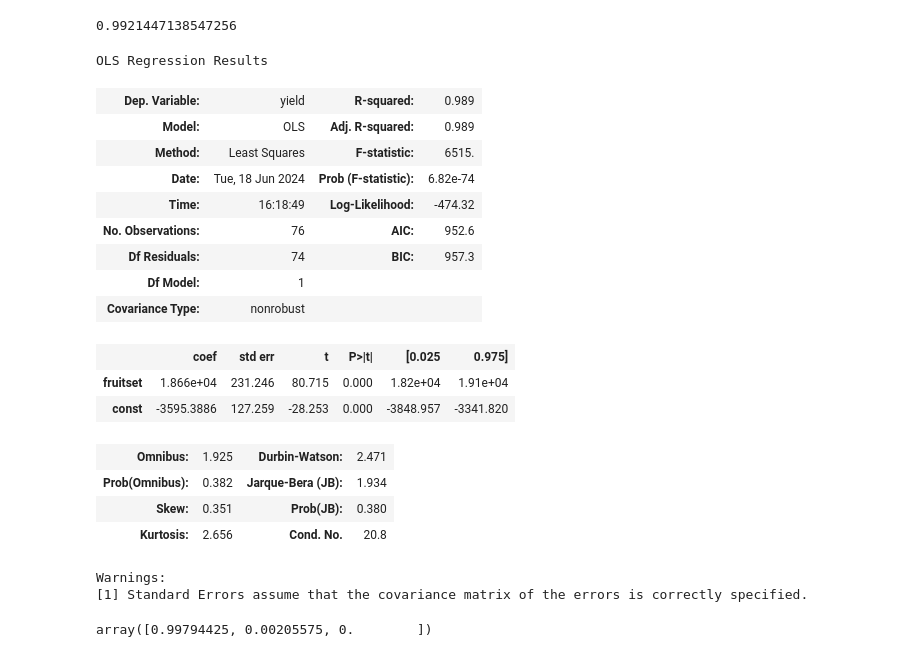
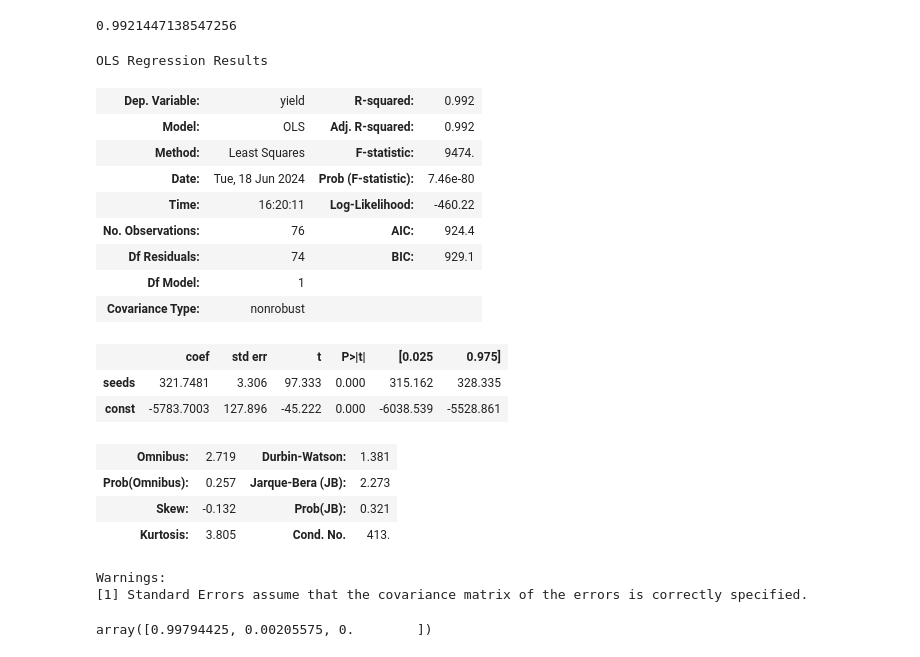
Before and after one commit to sunkusun9/DS_Lv3_elearning, a Jupyter notebook: 2-7. 회귀 분석.ipynb, the cells around one changed output. Drawn from its saved outputs; the diff is of its cells as text; code cells hidden in the pictures.

```diff
--- a/2-7. 회귀 분석.ipynb
+++ b/2-7. 회귀 분석.ipynb
@@ -974,26 +974,26 @@ lm3.rsquared_adj
 # %% [output]
 0.9921447138547256
 # %%
-lm3 = OLS(y, df_berry2[['fruitset']].assign(const=1)).fit()
+lm3 = OLS(y, df_berry2[['seeds']].assign(const=1)).fit()
 lm3.summary()
 # %% [output]
 OLS Regression Results
-| Dep. Variable: | yield | R-squared: | 0.989 |
-| Model: | OLS | Adj. R-squared: | 0.989 |
-| Method: | Least Squares | F-statistic: | 6515. |
-| Date: | Tue, 18 Jun 2024 | Prob (F-statistic): | 6.82e-74 |
-| Time: | 16:18:49 | Log-Likelihood: | -474.32 |
-| No. Observations: | 76 | AIC: | 952.6 |
-| Df Residuals: | 74 | BIC: | 957.3 |
+| Dep. Variable: | yield | R-squared: | 0.992 |
+| Model: | OLS | Adj. R-squared: | 0.992 |
+| Method: | Least Squares | F-statistic: | 9474. |
+| Date: | Tue, 18 Jun 2024 | Prob (F-statistic): | 7.46e-80 |
+| Time: | 16:20:11 | Log-Likelihood: | -460.22 |
+| No. Observations: | 76 | AIC: | 924.4 |
+| Df Residuals: | 74 | BIC: | 929.1 |
 | Df Model: | 1 |  |  |
 | Covariance Type: | nonrobust |  |  |
 |  | coef | std err | t | P>|t| | [0.025 | 0.975] |
-| fruitset | 1.866e+04 | 231.246 | 80.715 | 0.000 | 1.82e+04 | 1.91e+04 |
-| const | -3595.3886 | 127.259 | -28.253 | 0.000 | -3848.957 | -3341.820 |
+| seeds | 321.7481 | 3.306 | 97.333 | 0.000 | 315.162 | 328.335 |
+| const | -5783.7003 | 127.896 | -45.222 | 0.000 | -6038.539 | -5528.861 |
-| Omnibus: | 1.925 | Durbin-Watson: | 2.471 |
-| Prob(Omnibus): | 0.382 | Jarque-Bera (JB): | 1.934 |
-| Skew: | 0.351 | Prob(JB): | 0.380 |
-| Kurtosis: | 2.656 | Cond. No. | 20.8 |
+| Omnibus: | 2.719 | Durbin-Watson: | 1.381 |
+| Prob(Omnibus): | 0.257 | Jarque-Bera (JB): | 2.273 |
+| Skew: | -0.132 | Prob(JB): | 0.321 |
+| Kurtosis: | 3.805 | Cond. No. | 413. |
 Warnings:
 [1] Standard Errors assume that the covariance matrix of the errors is correctly specified.
 # %%
```
Also changed, not shown: parts of 2 cells of this notebook.
